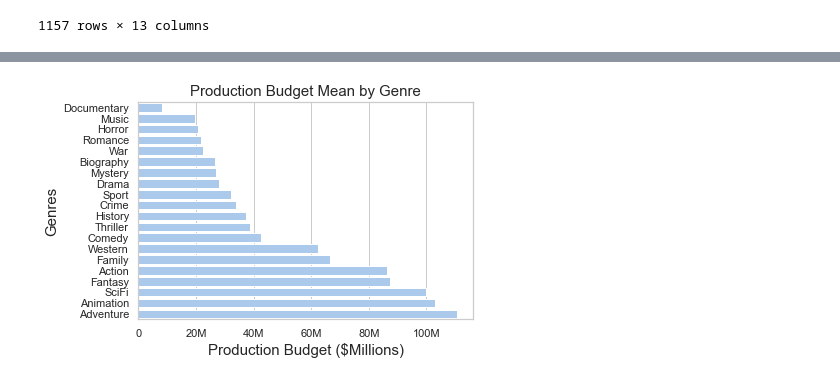
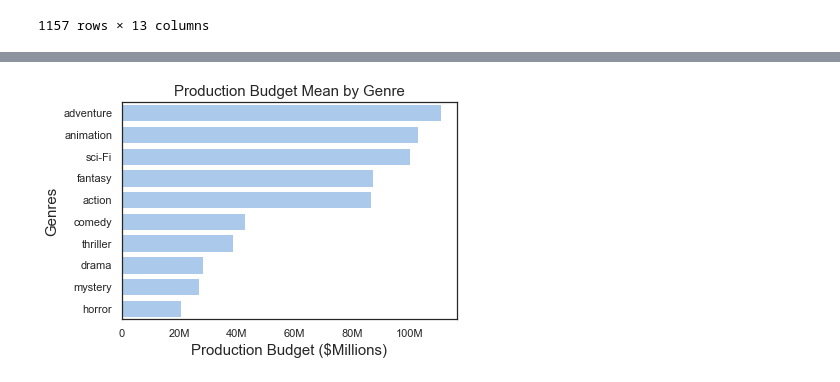
Before and after one commit to learn-co-curriculum/dsc-phase-1-project-v2-4, a Jupyter notebook: Recommendations.ipynb, the cells around one changed output, grey strips where cells are left out. Saved outputs shown, nothing was run; the diff lists cells and outputs as text; code cells hidden in the pictures.

Commit message:
Reccomendations file with graphs for Production Budget and ROI

```diff
--- a/Recommendations.ipynb
+++ b/Recommendations.ipynb
@@ -514,2 +540,2 @@ western_ww_production_mean = western_ww_gross_df['production_budget'].mean()
 # %%
-genre_production_mean_list = [drama_ww_production_mean, comedy_ww_production_mean, action_ww_production_mean, adventure_ww_production_mean, thriller_ww_production_mean, crime_ww_production_mean, romance_ww_production_mean, horror_ww_production_mean, biography_ww_production_mean, sciFi_ww_production_mean, mystery_ww_production_mean, fantasy_ww_production_mean, animation_ww_production_mean, family_ww_production_mean, documentary_ww_production_mean, history_ww_production_mean, music_ww_production_mean, sport_ww_production_mean, war_ww_production_mean, western_ww_production_mean]
+genre_production_mean_list = [drama_ww_production_mean, comedy_ww_production_mean, action_ww_production_mean, adventure_ww_production_mean, thriller_ww_production_mean, horror_ww_production_mean, sciFi_ww_production_mean, mystery_ww_production_mean, fantasy_ww_production_mean, animation_ww_production_mean]
@@ -539,10 +563,12 @@ genre_production_mean_list
+# %%
+budget_genre_list = ["drama",'comedy','action','adventure', 'thriller', 'horror', 'sci-Fi','mystery','fantasy','animation']
 # %%
-production_budget_mean_tuples = list(zip(genre_list, genre_production_mean_list))
+production_budget_mean_tuples = list(zip(budget_genre_list, genre_production_mean_list))
 # %%
 production_budget_mean_df = pd.DataFrame(production_budget_mean_tuples, columns = ['genres', 'production_budget_mean'])
 # %%
 pd.set_option('display.float_format', lambda x: '%.5f' % x)
-production_budget_mean_df.sort_values(by = 'production_budget_mean', ascending= True, inplace = True)
+production_budget_mean_df.sort_values(by = 'production_budget_mean', ascending= False, inplace = True)
 production_budget_mean_df
 # %% [output]
 |  | genres | production_budget_mean |
@@ -565,17 +585,17 @@ production_budget_mean_df
 # %%
 xlabels = ['0', '20M', '40M', '60M', '80M', '100M', '120M']
-sns.set_theme(style = 'whitegrid')
+sns.set_theme(style = 'white')
 fig, axes = plt.subplots()
 sns.set_color_codes('pastel')
-ax = sns.barplot( x= "production_budget_mean", y = 'genres', data = production_budget_mean_df, color = 'b')
+ax = sns.barplot( x= "production_budget_mean", y = 'genres', data = production_budget_mean_df,color = 'b')
 ax.set_xticklabels(labels = xlabels)
 plt.xlabel('Production Budget ($Millions)', size = 15)
 plt.ylabel("Genres", size = 15)
 plt.title('Production Budget Mean by Genre', size = 15)
 
 
 
 
 plt.show()
 # %% [output]
-[figure, old version]
+[figure, new version]
```
Also changed, not shown: parts of 14 cells of this notebook.
